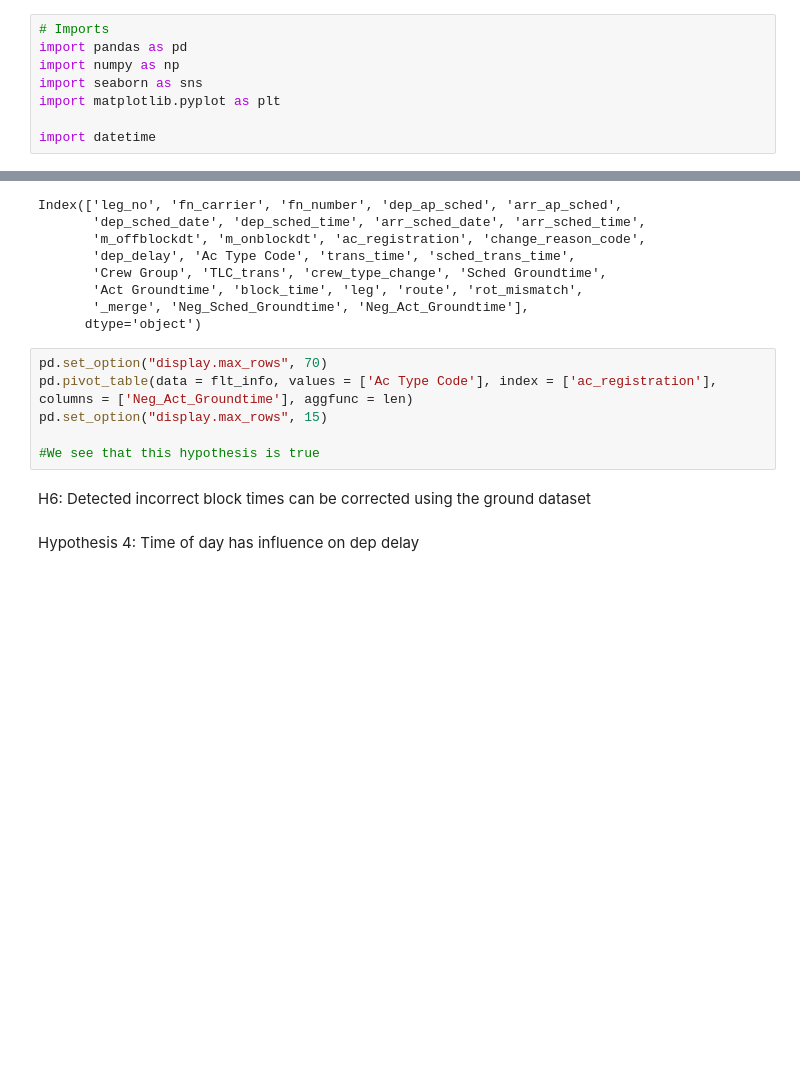
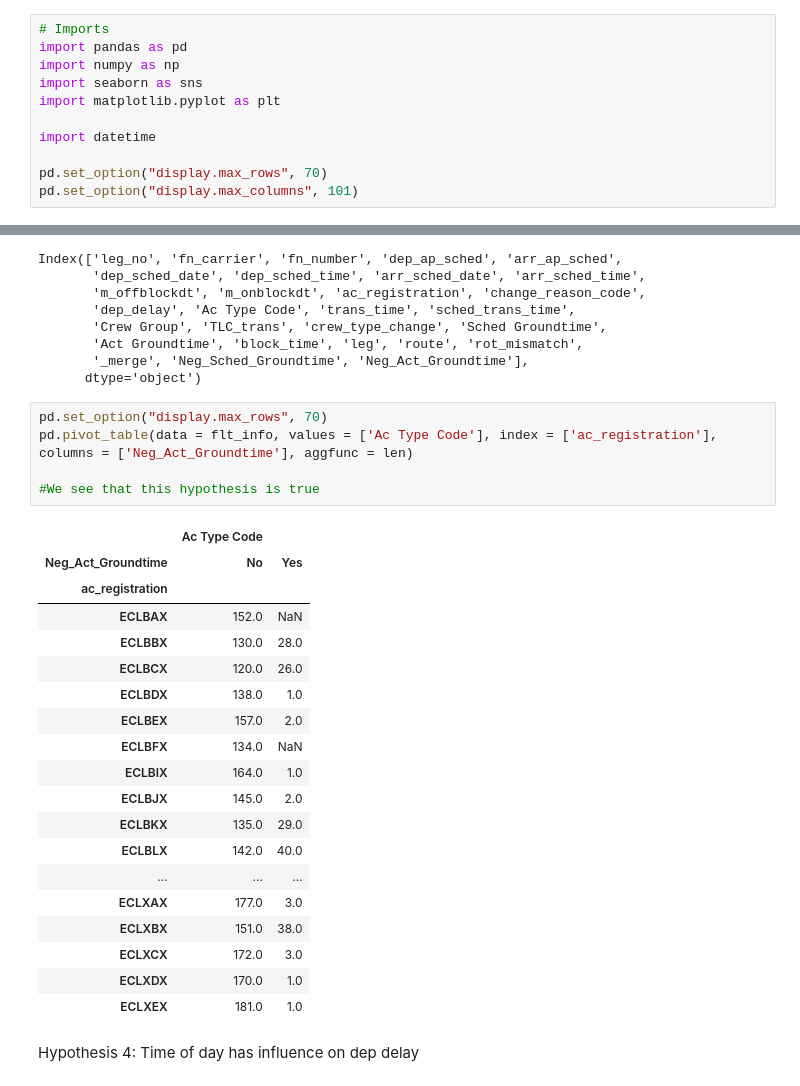
Before and after one commit to Paul1911/Delay-Prediction, a Jupyter notebook: notebooks/model_engineering.ipynb, the cells around one changed output, grey strips where cells are left out. Saved outputs shown, nothing was run; the diff lists cells and outputs as text; blank space fills up the shorter version.

```diff
--- a/notebooks/model_engineering.ipynb
+++ b/notebooks/model_engineering.ipynb
@@ -6,6 +6,9 @@ import seaborn as sns
 import matplotlib.pyplot as plt
 
 import datetime
+
+pd.set_option("display.max_rows", 70)
+pd.set_option("display.max_columns", 101)
 # %% [markdown]
 # Task Description
 
@@ -395,11 +397,28 @@ Index(['leg_no', 'fn_carrier', 'fn_number', 'dep_ap_sched', 'arr_ap_sched',
 # %%
 pd.set_option("display.max_rows", 70)
 pd.pivot_table(data = flt_info, values = ['Ac Type Code'], index = ['ac_registration'], columns = ['Neg_Act_Groundtime'], aggfunc = len)
-pd.set_option("display.max_rows", 15)
 
 #We see that this hypothesis is true
+# %% [output]
+|  | Ac Type Code |  |
+| Neg_Act_Groundtime | No | Yes |
+| ac_registration |  |  |
+| ECLBAX | 152.0 | NaN |
+| ECLBBX | 130.0 | 28.0 |
+| ECLBCX | 120.0 | 26.0 |
+| ECLBDX | 138.0 | 1.0 |
+| ECLBEX | 157.0 | 2.0 |
+| ECLBFX | 134.0 | NaN |
+| ECLBIX | 164.0 | 1.0 |
+| ECLBJX | 145.0 | 2.0 |
+| ECLBKX | 135.0 | 29.0 |
+| ECLBLX | 142.0 | 40.0 |
+| ... | ... | ... |
+| ECLXAX | 177.0 | 3.0 |
+| ECLXBX | 151.0 | 38.0 |
+| ECLXCX | 172.0 | 3.0 |
+| ECLXDX | 170.0 | 1.0 |
+| ECLXEX | 181.0 | 1.0 |
-# %% [markdown]
-H6: Detected incorrect block times can be corrected using the ground dataset
 # %% [markdown]
 Hypothesis 4: Time of day has influence on dep delay
 # %%
```
Also changed, not shown: parts of 8 cells of this notebook.
